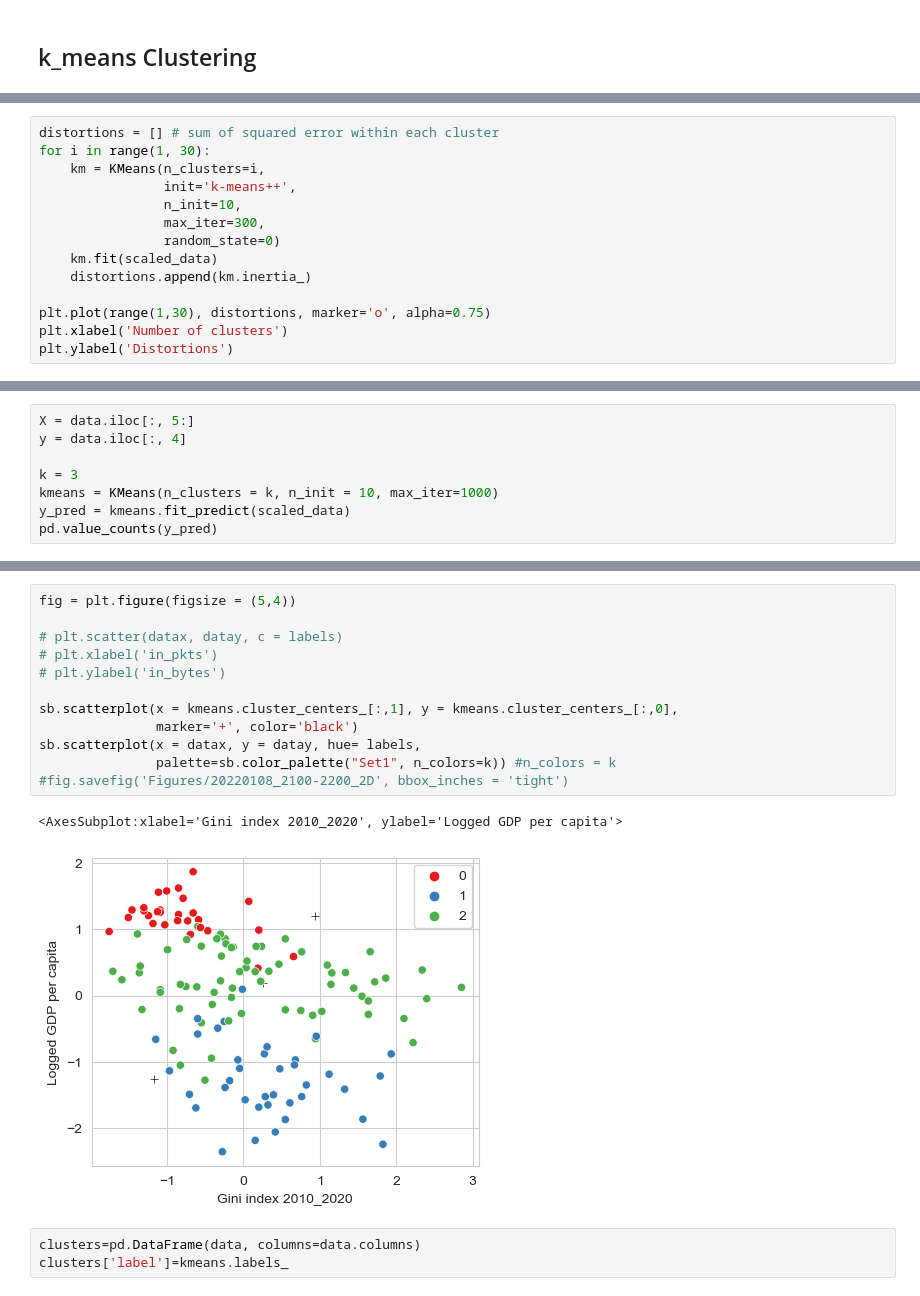
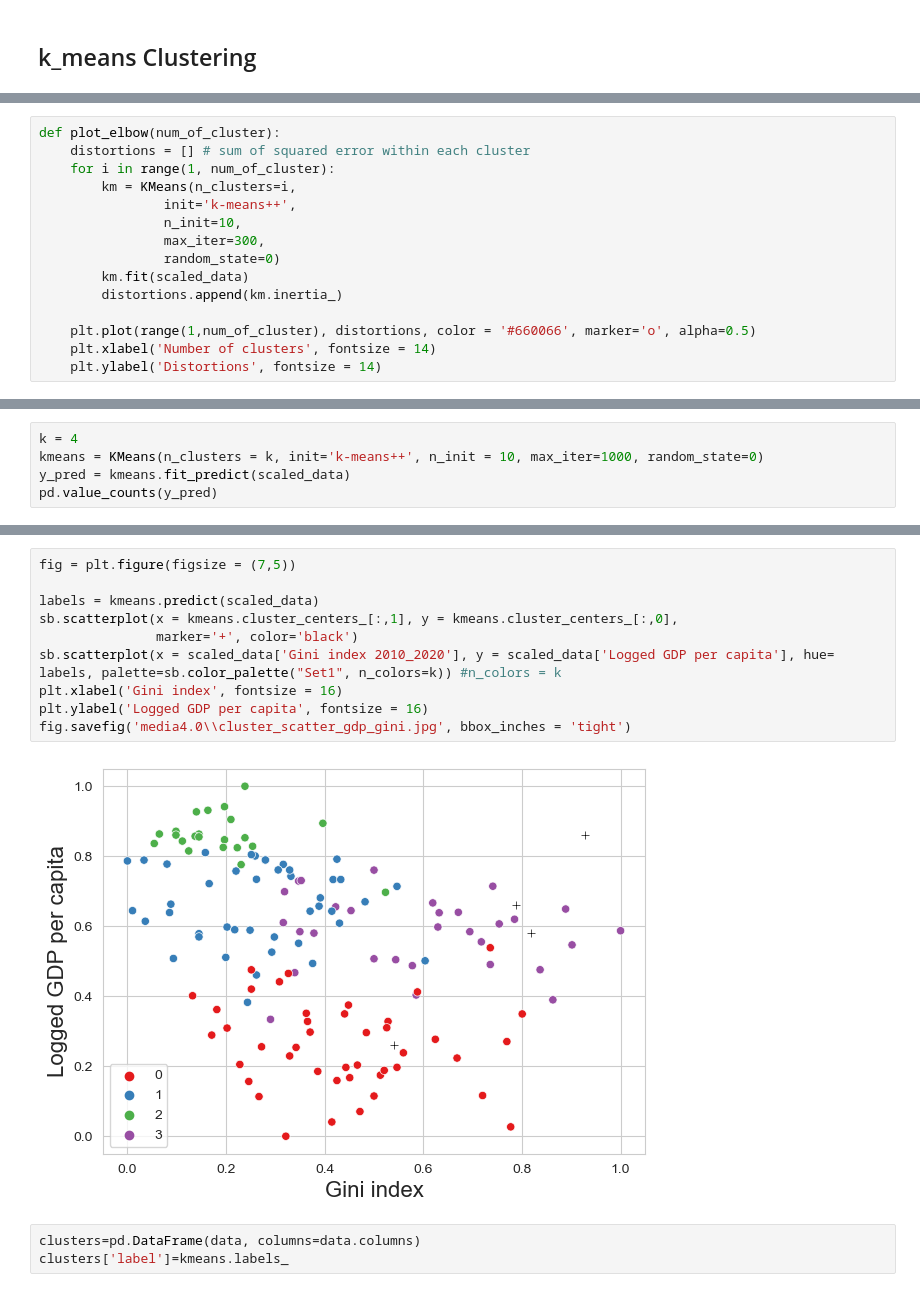
Before and after one commit to Eilaf12/WorldHappinessAnalysis, a Jupyter notebook: report4_WorldHappiness_Free_Analysis.ipynb, the cells around one changed output, grey strips where cells are left out. Saved outputs shown, nothing was run; the diff lists cells and outputs as text.

```diff
--- a/report4_WorldHappiness_Free_Analysis.ipynb
+++ b/report4_WorldHappiness_Free_Analysis.ipynb
@@ -357,14 +726,15 @@ scaled_data
 # %%
-distortions = [] # sum of squared error within each cluster
-for i in range(1, 30):
-    km = KMeans(n_clusters=i,
+def plot_elbow(num_of_cluster):
+    distortions = [] # sum of squared error within each cluster
+    for i in range(1, num_of_cluster):
+        km = KMeans(n_clusters=i,
                 init='k-means++',
                 n_init=10,
                 max_iter=300,
                 random_state=0)
-    km.fit(scaled_data)
-    distortions.append(km.inertia_)
+        km.fit(scaled_data)
+        distortions.append(km.inertia_)
 
-plt.plot(range(1,30), distortions, marker='o', alpha=0.75)
-plt.xlabel('Number of clusters')
-plt.ylabel('Distortions')
+    plt.plot(range(1,num_of_cluster), distortions, color = '#660066', marker='o', alpha=0.5)
+    plt.xlabel('Number of clusters', fontsize = 14)
+    plt.ylabel('Distortions', fontsize = 14)
@@ -374,9 +767,6 @@ Text(0, 0.5, 'Distortions')
 # %%
-X = data.iloc[:, 5:]
-y = data.iloc[:, 4]
-
-k = 3
-kmeans = KMeans(n_clusters = k, n_init = 10, max_iter=1000)
+k = 4
+kmeans = KMeans(n_clusters = k, init='k-means++', n_init = 10, max_iter=1000, random_state=0)
 y_pred = kmeans.fit_predict(scaled_data)
 pd.value_counts(y_pred)
 # %% [output]
@@ -409,18 +798,15 @@ Text(0.5, 0.92, 'Cluster of three features')
 # %%
-fig = plt.figure(figsize = (5,4))
+fig = plt.figure(figsize = (7,5))
 
-# plt.scatter(datax, datay, c = labels)
-# plt.xlabel('in_pkts')
-# plt.ylabel('in_bytes')
-
+labels = kmeans.predict(scaled_data)
 sb.scatterplot(x = kmeans.cluster_centers_[:,1], y = kmeans.cluster_centers_[:,0],
                marker='+', color='black')
-sb.scatterplot(x = datax, y = datay, hue= labels,
-               palette=sb.color_palette("Set1", n_colors=k)) #n_colors = k
-#fig.savefig('Figures/20220108_2100-2200_2D', bbox_inches = 'tight')
+sb.scatterplot(x = scaled_data['Gini index 2010_2020'], y = scaled_data['Logged GDP per capita'], hue= labels, palette=sb.color_palette("Set1", n_colors=k)) #n_colors = k
+plt.xlabel('Gini index', fontsize = 16)
+plt.ylabel('Logged GDP per capita', fontsize = 16)
+fig.savefig('media4.0\\cluster_scatter_gdp_gini.jpg', bbox_inches = 'tight')
 # %% [output]
-<AxesSubplot:xlabel='Gini index 2010_2020', ylabel='Logged GDP per capita'>
-[figure, old version]
+[figure, new version]
 # %%
 clusters=pd.DataFrame(data, columns=data.columns)
 clusters['label']=kmeans.labels_
```
Also changed, not shown: parts of 60 cells of this notebook.
